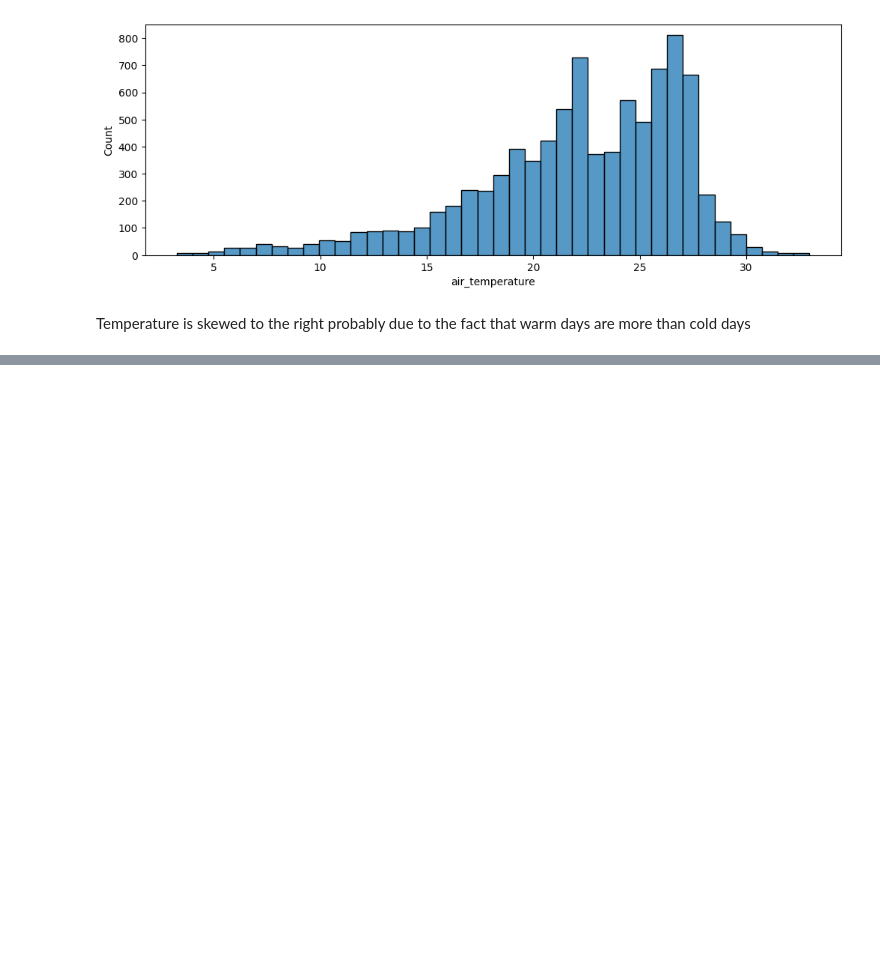
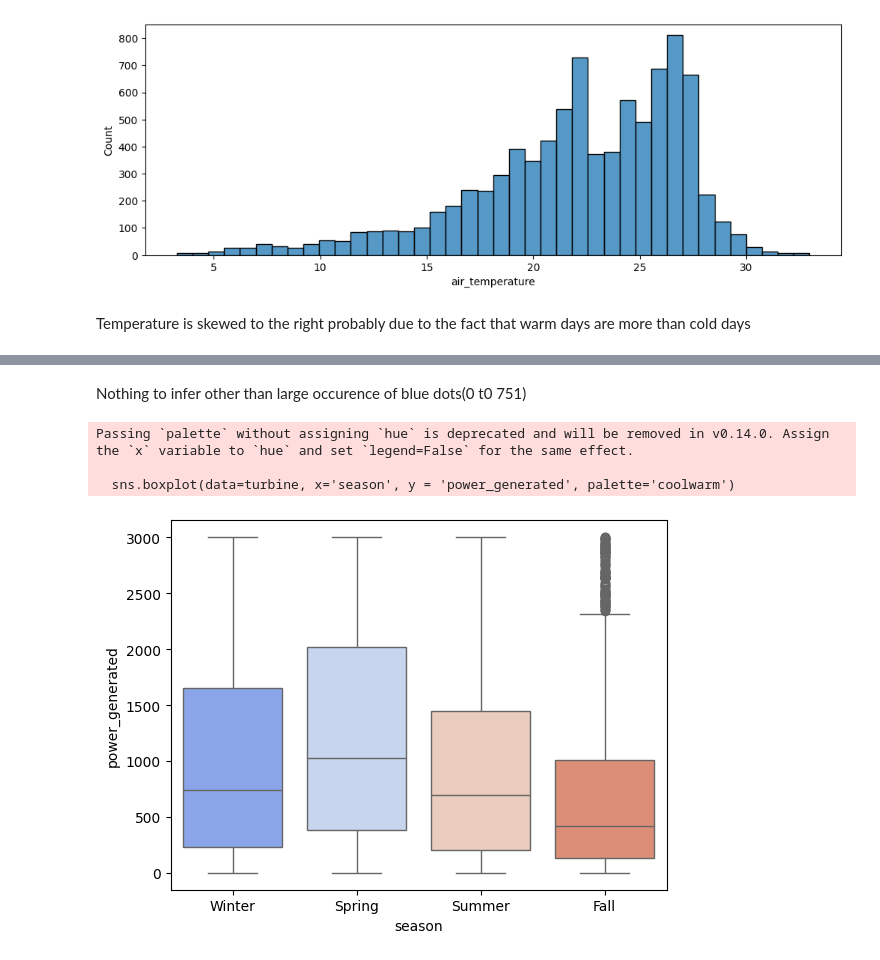
Before and after one commit to Mercymerine/Amdari21DayDataChallenge, a Jupyter notebook: renewable_energy.ipynb, the cells around one changed output, grey strips where cells are left out. Drawn from its saved outputs; the diff is of its cells as text; code cells hidden in the pictures; blank space fills up the shorter version.

```diff
--- a/renewable_energy.ipynb
+++ b/renewable_energy.ipynb
@@ -349,0 +378,11 @@ Temperature is skewed to the right probably due to the fact that warm days are m
+# %% [markdown]
+Nothing to infer other than large occurence of blue dots(0 t0 751)
+# %%
+#Observe the effect of season on power generation
+sns.boxplot(data=turbine, x='season', y = 'power_generated', palette='coolwarm')
+plt.show()
+# %% [output]
+Passing `palette` without assigning `hue` is deprecated and will be removed in v0.14.0. Assign the `x` variable to `hue` and set `legend=False` for the same effect.
+
+  sns.boxplot(data=turbine, x='season', y = 'power_generated', palette='coolwarm')
+[figure, added]
```
Also changed, not shown: parts of 29 cells of this notebook.
